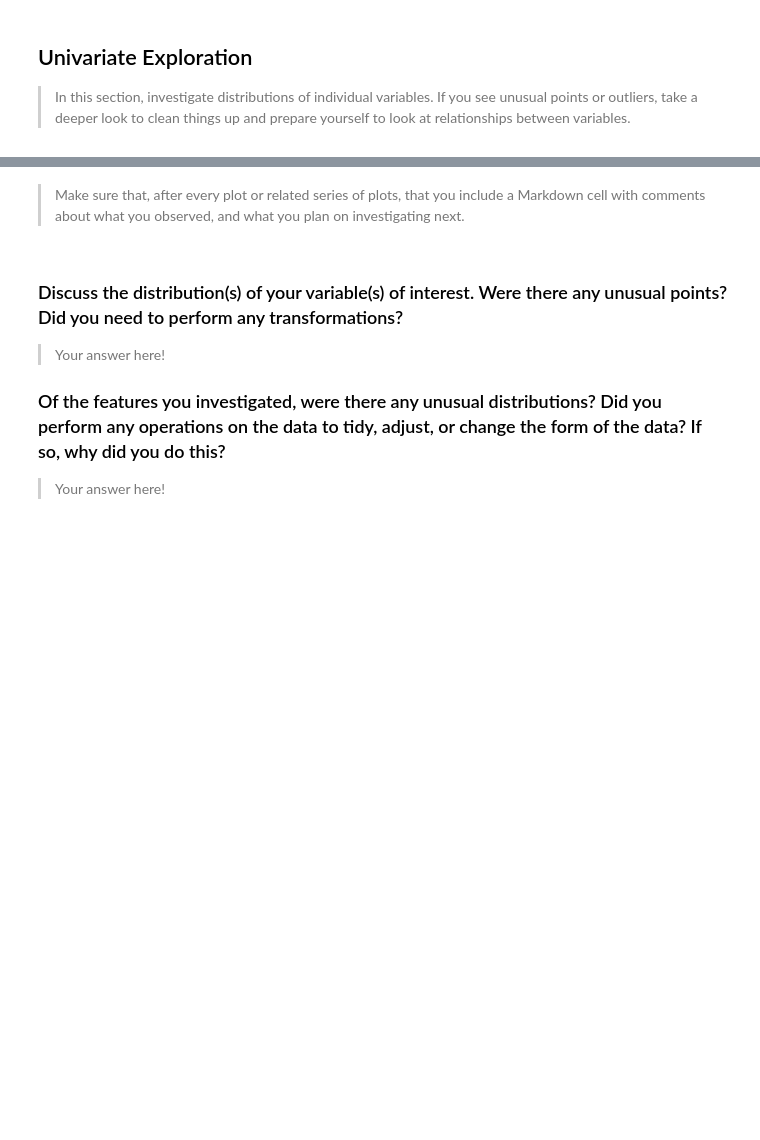
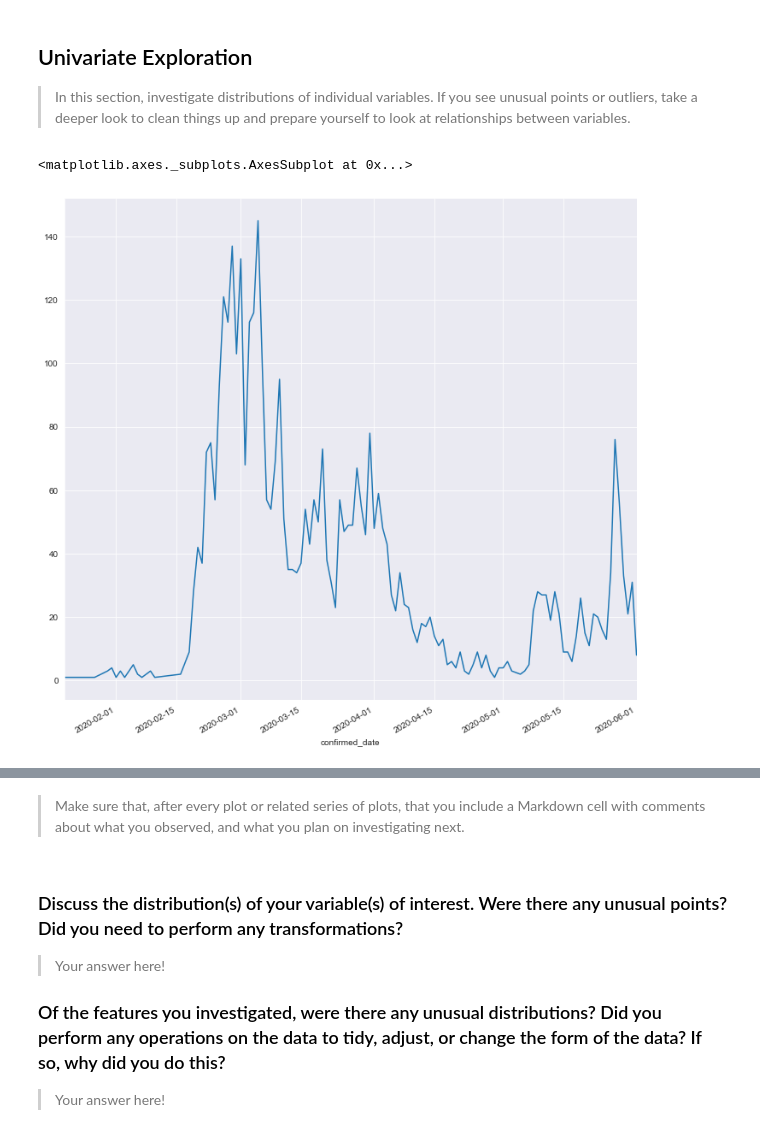
Before and after one commit to iamjakkie/CovidDataAnalysis, a Jupyter notebook: exploration_template.ipynb, the cells around one changed output, grey strips where cells are left out. Saved outputs shown, nothing was run; the diff lists cells and outputs as text; code cells hidden in the pictures; blank space fills up the shorter version.

```diff
--- a/exploration_template.ipynb
+++ b/exploration_template.ipynb
@@ -16,3 +52,20 @@ import seaborn as sb
 # %% [markdown]
 > Load in your dataset and describe its properties through the questions below.
 Try and motivate your exploration goals through this section.
+# %%
+case_df = pd.read_csv('Data/Case.csv')
+patientinfo_df = pd.read_csv('Data/PatientInfo.csv')
+patientroute_df = pd.read_csv('Data/PatientRoute.csv')
+time_df = pd.read_csv('Data/time.csv')
+timeage_df = pd.read_csv('Data/TimeAge.csv')
+timegender_df = pd.read_csv('Data/TimeGender.csv')
+timeprovince_df = pd.read_csv('Data/TimeProvince.csv')
+region_df = pd.read_csv('Data/Region.csv')
+weather_df = pd.read_csv('Data/Weather.csv')
+searchtrend_df = pd.read_csv('Data/SearchTrend.csv')
+policy_df = pd.read_csv('Data/Policy.csv')
+names = ['case', 'patientinfo', 'patientroute', 'time', 'timeage', 'timegender','timeprovince',
+        'region', 'weather', 'searchtrend', 'policy']
+dataframes = [case_df, patientinfo_df, patientroute_df, time_df, timeage_df, timegender_df, timeprovince_df,
+      region_df, weather_df, searchtrend_df, policy_df]
+data = dict(zip(names, dataframes))
@@ -36,0 +158,7 @@ and prepare yourself to look at relationships between variables.
+# %%
+plt.figure(figsize=(12,12))
+daily_count = patientinfo_df.groupby('confirmed_date').patient_id.count()
+daily_count.plot()
+# %% [output]
+<matplotlib.axes._subplots.AxesSubplot at 0x...>
+[figure, added]
```
Also changed, not shown: parts of 30 cells of this notebook, 1 other file.
